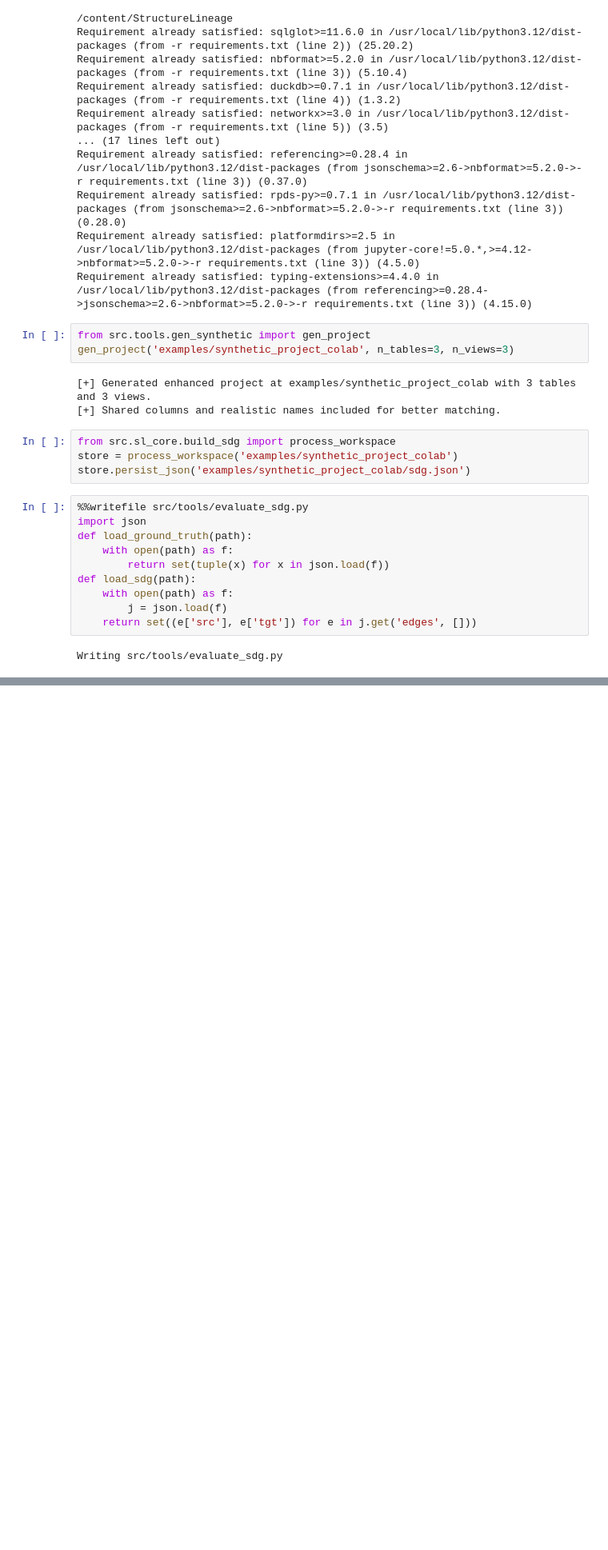
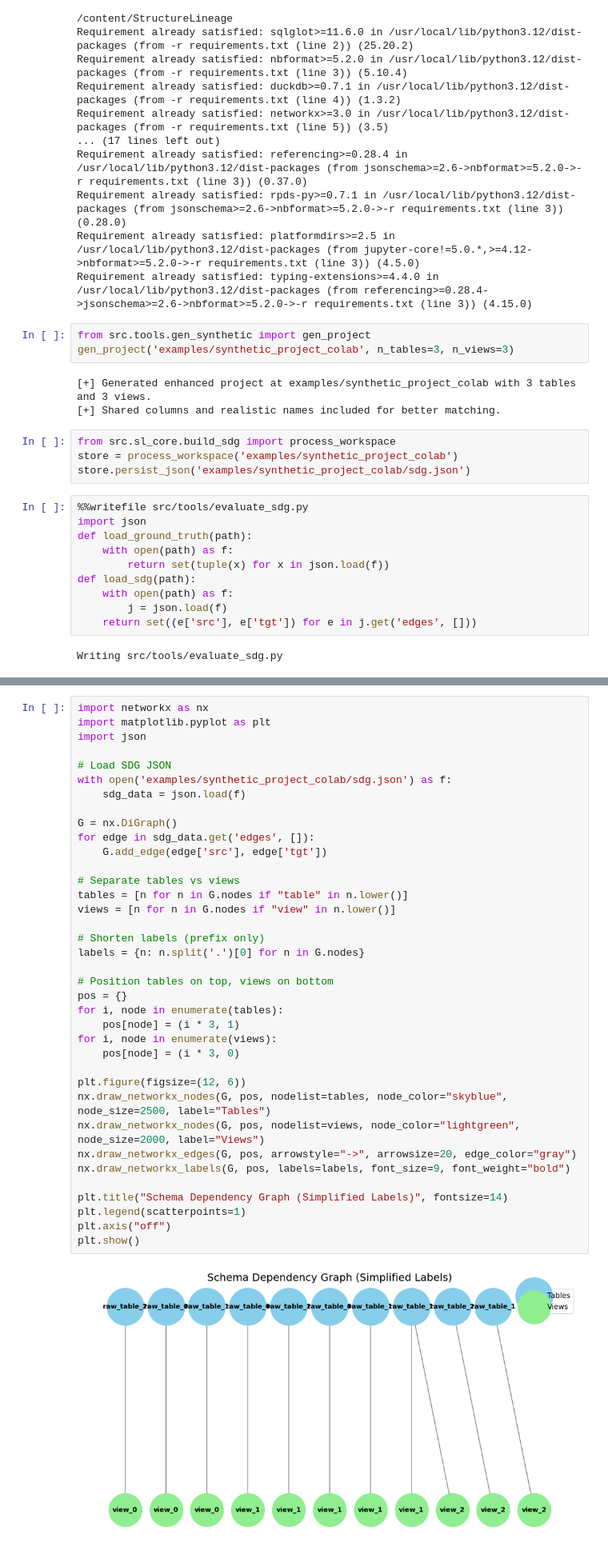
Before and after one commit to habiiibo03/StructureLineage, a Jupyter notebook: StructureLineage_Quickstart.ipynb, the cells around one changed output, grey strips where cells are left out. Shown at 80% size. Drawn from its saved outputs; the diff is of its cells as text; blank space fills up the shorter version.

```diff
--- a/StructureLineage_Quickstart.ipynb
+++ b/StructureLineage_Quickstart.ipynb
@@ -72,0 +79,39 @@ Precision=1.000, Recall=1.000, F1=1.000
+# %%
+import networkx as nx
+import matplotlib.pyplot as plt
+import json
+
+# Load SDG JSON
+with open('examples/synthetic_project_colab/sdg.json') as f:
+    sdg_data = json.load(f)
+
+G = nx.DiGraph()
+for edge in sdg_data.get('edges', []):
+    G.add_edge(edge['src'], edge['tgt'])
+
+# Separate tables vs views
+tables = [n for n in G.nodes if "table" in n.lower()]
+views = [n for n in G.nodes if "view" in n.lower()]
+
+# Shorten labels (prefix only)
+labels = {n: n.split('.')[0] for n in G.nodes}
+
+# Position tables on top, views on bottom
+pos = {}
+for i, node in enumerate(tables):
+    pos[node] = (i * 3, 1)
+for i, node in enumerate(views):
+    pos[node] = (i * 3, 0)
+
+plt.figure(figsize=(12, 6))
+nx.draw_networkx_nodes(G, pos, nodelist=tables, node_color="skyblue", node_size=2500, label="Tables")
+nx.draw_networkx_nodes(G, pos, nodelist=views, node_color="lightgreen", node_size=2000, label="Views")
+nx.draw_networkx_edges(G, pos, arrowstyle="->", arrowsize=20, edge_color="gray")
+nx.draw_networkx_labels(G, pos, labels=labels, font_size=9, font_weight="bold")
+
+plt.title("Schema Dependency Graph (Simplified Labels)", fontsize=14)
+plt.legend(scatterpoints=1)
+plt.axis("off")
+plt.show()
+# %% [output]
+[figure, added]
```
Also changed, not shown: parts of 2 cells of this notebook.
